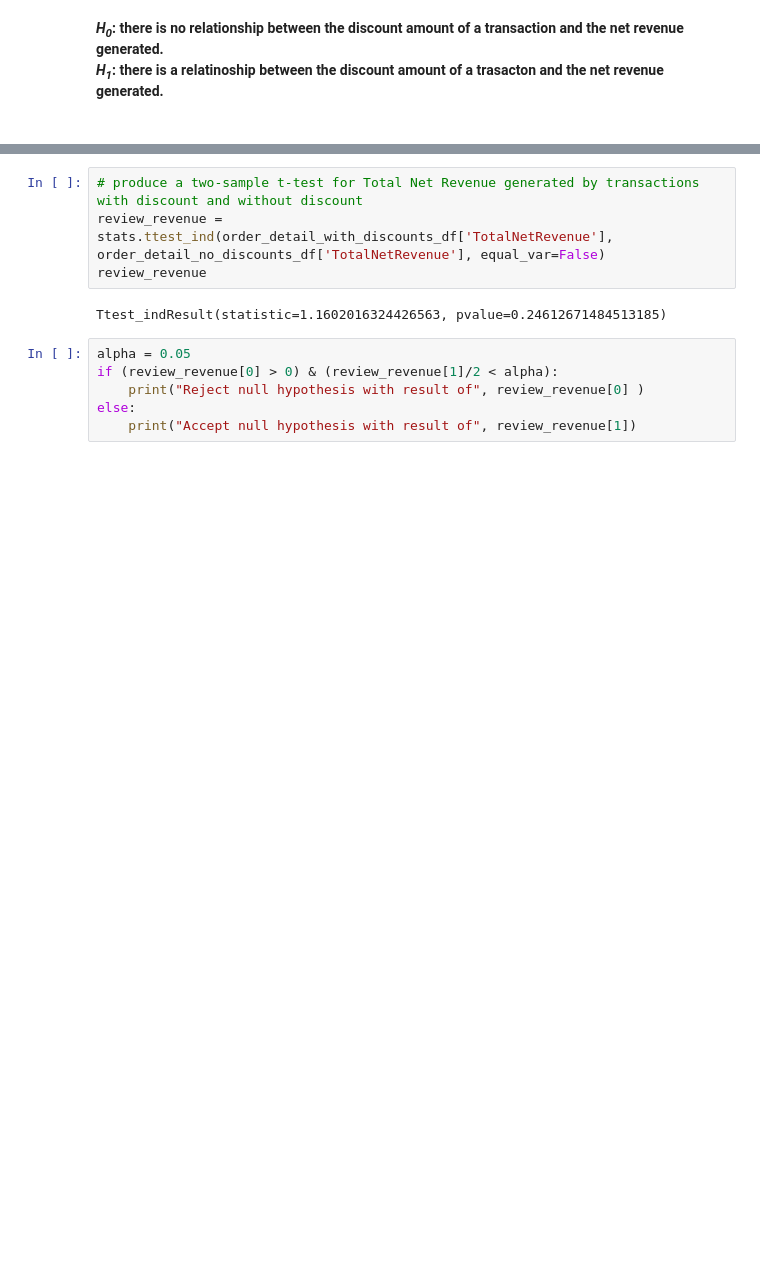
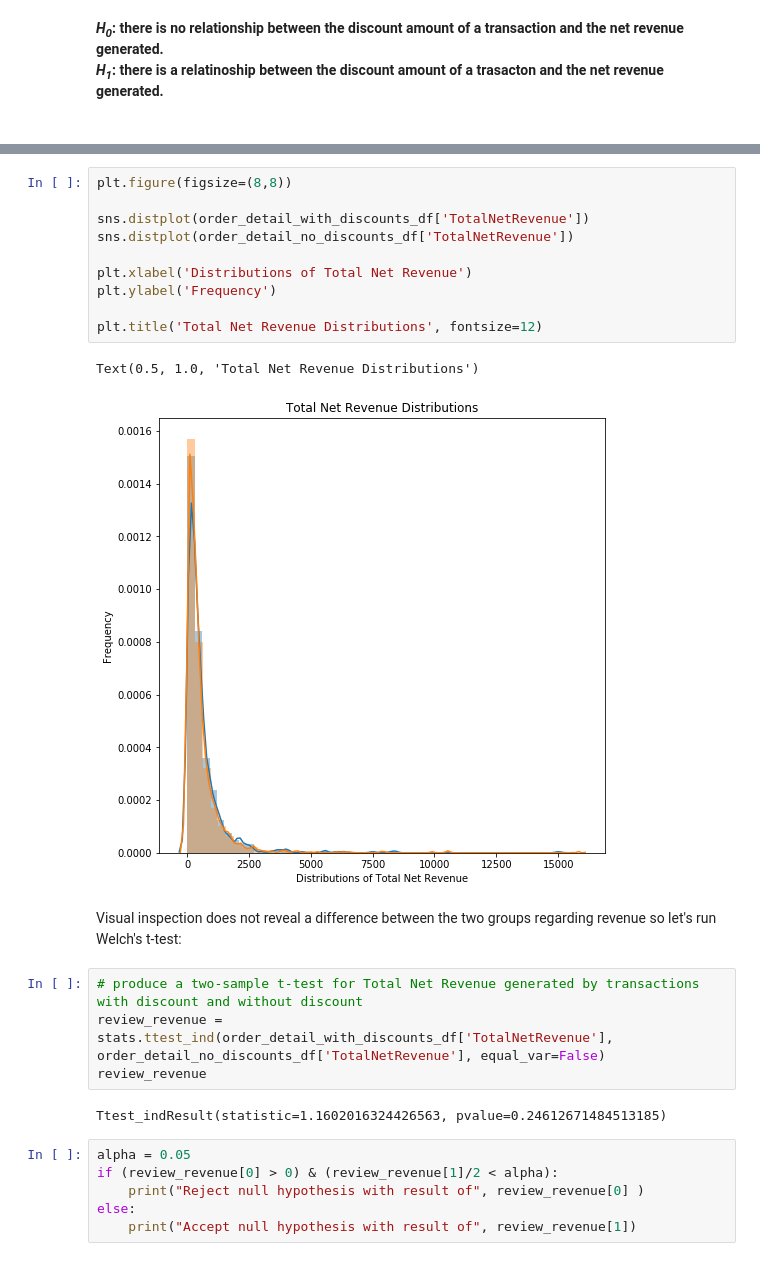
Before and after one commit to witchlane/dsc-mod-3-project-online-ds-sp-000, a Jupyter notebook: MOD-3-PROJECT.ipynb, the cells around one changed output, grey strips where cells are left out. Saved outputs shown, nothing was run; the diff lists cells and outputs as text; blank space fills up the shorter version.

```diff
--- a/MOD-3-PROJECT.ipynb
+++ b/MOD-3-PROJECT.ipynb
@@ -532,3 +534,18 @@ sns.distplot(order_detail_no_discounts_df['TotalNetRevenue'])
+# %%
+plt.figure(figsize=(8,8))
+
+sns.distplot(order_detail_with_discounts_df['TotalNetRevenue'])
+sns.distplot(order_detail_no_discounts_df['TotalNetRevenue'])
+
+plt.xlabel('Distributions of Total Net Revenue')
+plt.ylabel('Frequency')
+
+plt.title('Total Net Revenue Distributions', fontsize=12)
+# %% [output]
+Text(0.5, 1.0, 'Total Net Revenue Distributions')
+[figure, added]
+# %% [markdown]
+Visual inspection does not reveal a difference between the two groups regarding revenue so let's run Welch's t-test:
 # %%
 # produce a two-sample t-test for Total Net Revenue generated by transactions with discount and without discount
 review_revenue = stats.ttest_ind(order_detail_with_discounts_df['TotalNetRevenue'], order_detail_no_discounts_df['TotalNetRevenue'], equal_var=False)
```
Also changed, not shown: parts of 51 cells of this notebook.
